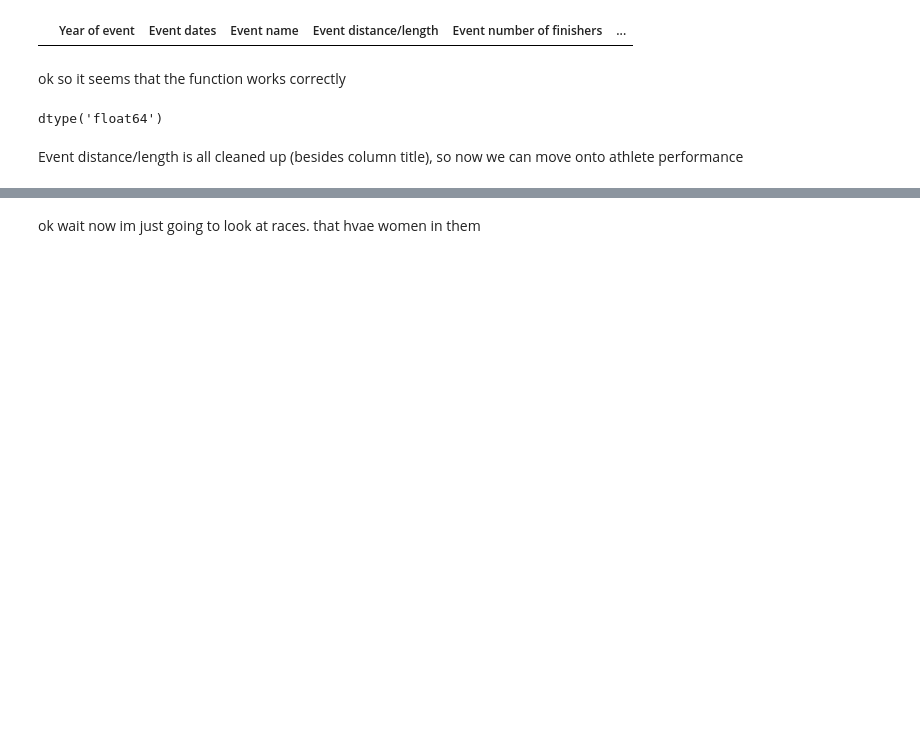
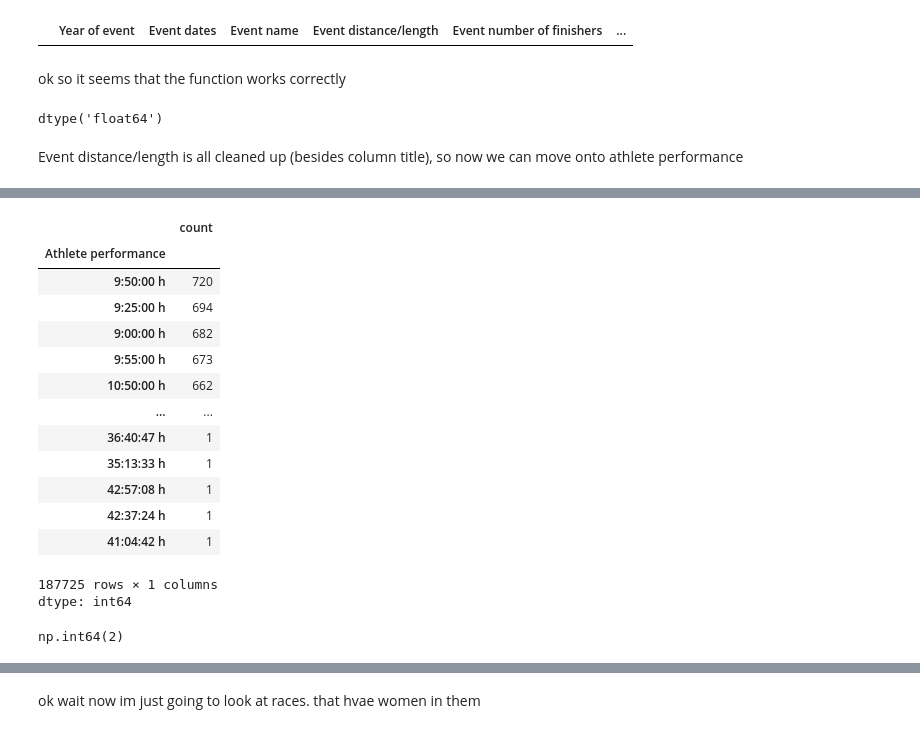
Before and after one commit to kendall-lucas25/women_endurance, a Jupyter notebook: DTSC_220_Final.ipynb, the cells around one changed output, grey strips where cells are left out. Saved outputs shown, nothing was run; the diff lists cells and outputs as text; code cells hidden in the pictures; blank space fills up the shorter version.

```diff
--- a/DTSC_220_Final.ipynb
+++ b/DTSC_220_Final.ipynb
@@ -421,0 +446,22 @@ Event distance/length is all cleaned up (besides column title), so now we can mo
+# %%
+df['Athlete performance'].value_counts()
+# %% [output]
+|  | count |
+| Athlete performance |  |
+| 9:50:00 h | 720 |
+| 9:25:00 h | 694 |
+| 9:00:00 h | 682 |
+| 9:55:00 h | 673 |
+| 10:50:00 h | 662 |
+| ... | ... |
+| 36:40:47 h | 1 |
+| 35:13:33 h | 1 |
+| 42:57:08 h | 1 |
+| 42:37:24 h | 1 |
+| 41:04:42 h | 1 |
+187725 rows × 1 columns
+dtype: int64
+# %%
+df['Athlete performance'].isna().sum()
+# %% [output]
+np.int64(2)
```
Also changed, not shown: parts of 19 cells of this notebook.
